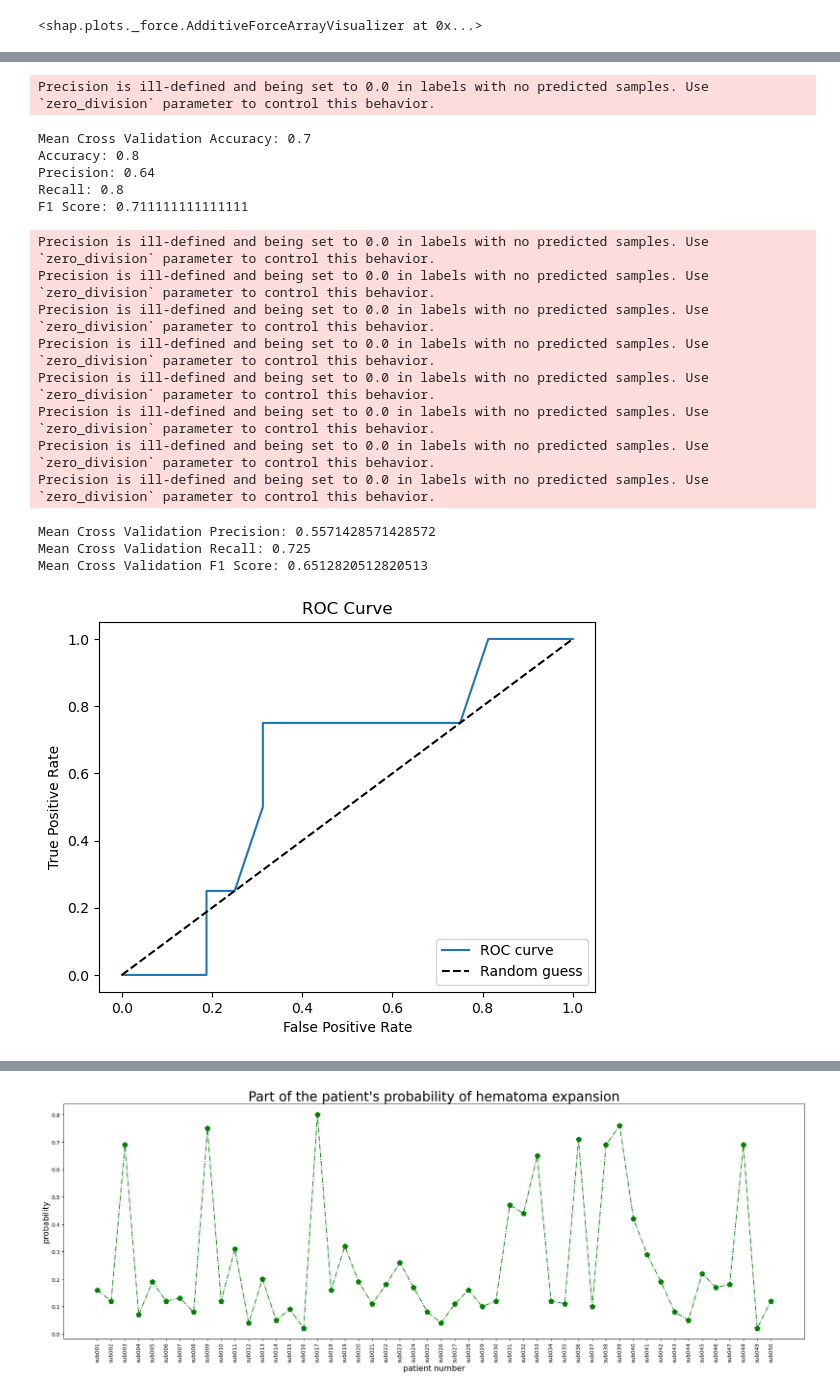
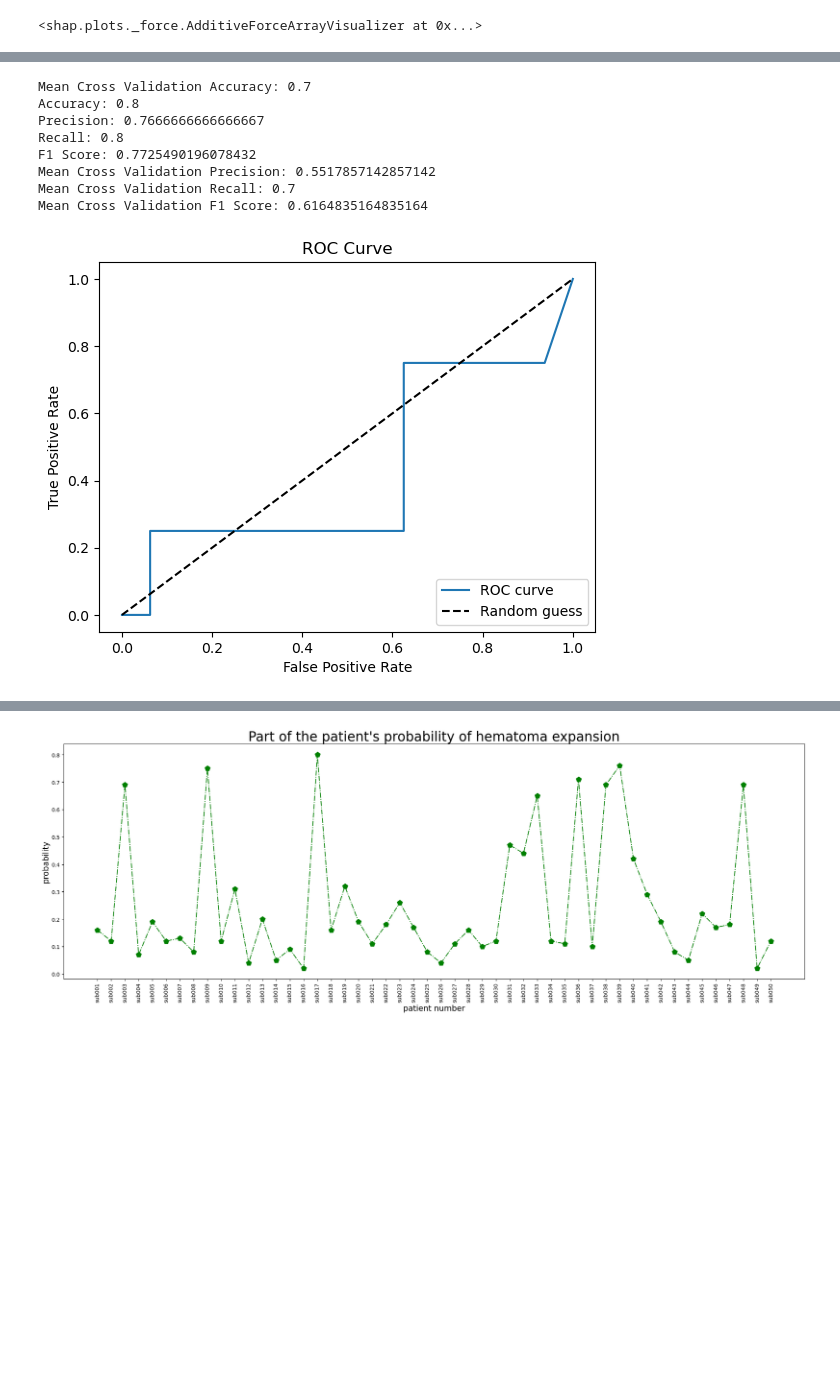
Before and after one commit to FateSlave/multi-model-integration-framework, a Jupyter notebook: HemorrhagicStroke.ipynb, the cells around one changed output, grey strips where cells are left out. Cells and saved outputs as stored; diff of their text form; code cells hidden in the pictures; blank space fills up the shorter version.

```diff
--- a/HemorrhagicStroke.ipynb
+++ b/HemorrhagicStroke.ipynb
@@ -184,6 +188,7 @@ import pandas as pd
 from sklearn.model_selection import train_test_split, cross_val_score
 from sklearn.linear_model import LogisticRegression
 from sklearn.metrics import accuracy_score, precision_score, recall_score, f1_score, roc_curve
+import matplotlib.pyplot as plt
 
 B_PCA_Ac = []
 B_PCA_Pr = []
@@ -193,18 +198,17 @@ B_PCA_F1 = []
 plt.figure(figsize=(8,6),dpi=200)
 
 # 读取CSV文件
-#data = pd.read_csv(r"./data/process/train.csv") #pca前
-data = pd.read_csv(r"./data/process/train1.csv") #pca后
+data = pd.read_csv(r"./data/process/train.csv")
 
 # 分割特征和目标变量
 X = data.drop('y', axis=1)  # 替换 'target_variable' 为实际的目标变量列名
 y = data['y']  # 替换 'target_variable' 为实际的目标变量列名
 
 # 划分训练集和测试集
-X_train, X_test, y_train, y_test = train_test_split(X, y, test_size=0.3, random_state=42)
+X_train, X_test, y_train, y_test = train_test_split(X, y, test_size=0.2, random_state=42)
 
 # 创建逻辑回归模型
-model = LogisticRegression()
+model = LogisticRegression(random_state=42)
 
 # 使用交叉验证评估模型
 scores = cross_val_score(model, X_train, y_train, cv=10)
@@ -260,7 +264,13 @@ plt.xlabel('False Positive Rate')
 plt.ylabel('True Positive Rate')
 plt.title('ROC Curve')
 plt.legend(loc='lower right')
+
 plt.show()
 
+#new_data = pd.read_csv(r'C:\Users\1\Desktop\test.csv')
+#probabilities = model.predict_proba(new_data)
+#for prob in probabilities:
+   #formatted_prob = [f"{p:.4f}" for p in prob]
+   #print(formatted_prob)
 B_PCA_F1
 # %% [output]
@@ -285,8 +293,7 @@ from sklearn.linear_model import LogisticRegression
 from sklearn.metrics import accuracy_score, precision_score, recall_score, f1_score
 
 # 读取CSV文件
-#data = pd.read_csv(r"./data/process/train.csv") #pca前
-data = pd.read_csv(r"./data/process/train1.csv") #pca后
+data = pd.read_csv(r"./data/process/train.csv")
 
 # 分割特征和目标变量
 X = data.drop('y', axis=1)  # 替换 'target_variable' 为实际的目标变量列名
@@ -295,7 +302,7 @@ y = data['y']  # 替换 'target_variable' 为实际的目标变量列名
 # 划分训练集和测试集
 X_train, X_test, y_train, y_test = train_test_split(X, y, test_size=0.2, random_state=42)
 
-model = RandomForestClassifier()
+model = RandomForestClassifier(random_state=42)
 
 # 使用交叉验证评估模型
 scores = cross_val_score(model, X_train, y_train, cv=10)
@@ -327,51 +334,42 @@ B_PCA_Pr.append(precision)
 B_PCA_Re.append(recall)
 B_PCA_F1.append(f1)
 
 
 # 执行10倍交叉验证并计算平均精确率、召回率和F1得分
 cv_precision = cross_val_score(model, X_train, y_train, cv=10, scoring='precision_weighted').mean()
 cv_recall = cross_val_score(model, X_train, y_train, cv=10, scoring='recall_weighted').mean()
 cv_f1 = cross_val_score(model, X_train, y_train, cv=10, scoring='f1_weighted').mean()
 
 # 打印平均精确率、召回率和F1得分
 print("Mean Cross Validation Precision:", cv_precision)
 print("Mean Cross Validation Recall:", cv_recall)
 print("Mean Cross Validation F1 Score:", cv_f1)
 
 import matplotlib.pyplot as plt
 # 获取样本属于正类的概率
 y_prob = model.predict_proba(X_test)[:, 1]
 
 # 计算TPR和FPR
 fpr, tpr, thresholds = roc_curve(y_test, y_prob)
 
 # 绘制ROC曲线
 plt.plot(fpr, tpr, label='ROC curve')
 plt.plot([0, 1], [0, 1], 'k--', label='Random guess')
 plt.xlabel('False Positive Rate')
 plt.ylabel('True Positive Rate')
 plt.title('ROC Curve')
 plt.legend(loc='lower right')
 plt.show()
 # %% [output]
-Precision is ill-defined and being set to 0.0 in labels with no predicted samples. Use `zero_division` parameter to control this behavior.
+Mean Cross Validation Accuracy: 0.7
+Accuracy: 0.8
+Precision: 0.7666666666666667
+Recall: 0.8
+F1 Score: 0.7725490196078432
+Mean Cross Validation Precision: 0.5517857142857142
+Mean Cross Validation Recall: 0.7
+Mean Cross Validation F1 Score: 0.6164835164835164
-Mean Cross Validation Accuracy: 0.7
-Accuracy: 0.8
-Precision: 0.64
-Recall: 0.8
-F1 Score: 0.711111111111111
-Precision is ill-defined and being set to 0.0 in labels with no predicted samples. Use `zero_division` parameter to control this behavior.
-Precision is ill-defined and being set to 0.0 in labels with no predicted samples. Use `zero_division` parameter to control this behavior.
-Precision is ill-defined and being set to 0.0 in labels with no predicted samples. Use `zero_division` parameter to control this behavior.
-Precision is ill-defined and being set to 0.0 in labels with no predicted samples. Use `zero_division` parameter to control this behavior.
-Precision is ill-defined and being set to 0.0 in labels with no predicted samples. Use `zero_division` parameter to control this behavior.
-Precision is ill-defined and being set to 0.0 in labels with no predicted samples. Use `zero_division` parameter to control this behavior.
-Precision is ill-defined and being set to 0.0 in labels with no predicted samples. Use `zero_division` parameter to control this behavior.
-Precision is ill-defined and being set to 0.0 in labels with no predicted samples. Use `zero_division` parameter to control this behavior.
-Mean Cross Validation Precision: 0.5571428571428572
-Mean Cross Validation Recall: 0.725
-Mean Cross Validation F1 Score: 0.6512820512820513
-[figure, old version]
+[figure, new version]
 # %%
 import xgboost as xgb
 
```
Also changed, not shown: parts of 6 cells of this notebook, 5 other files.
